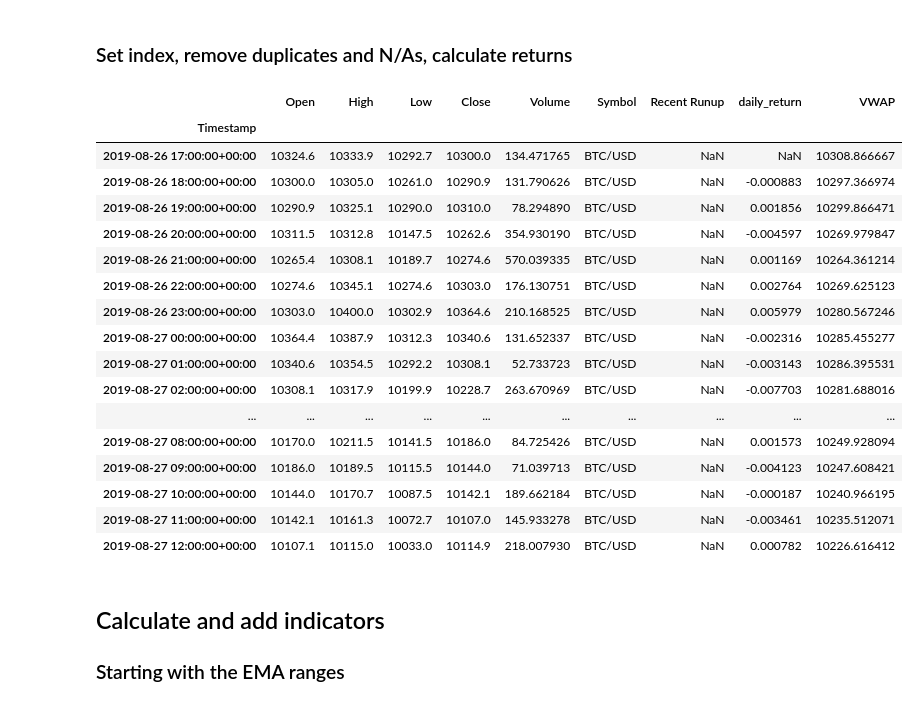
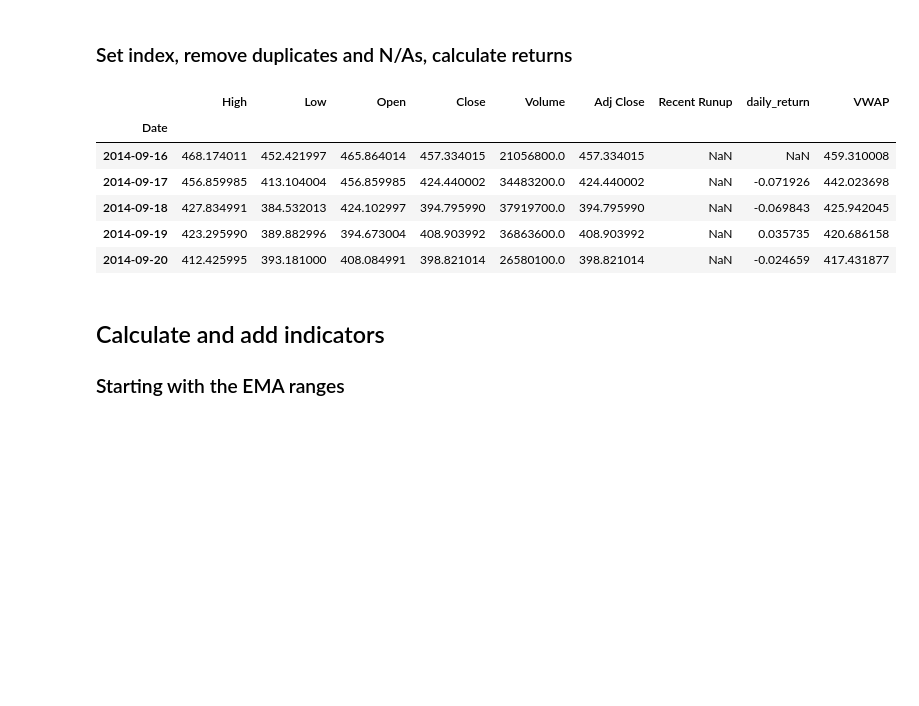
Before and after one commit to aylwarda/algo-tradegator, a Jupyter notebook: Train/algo-tradegotor.ipynb, the cells around one changed output. Drawn from its saved outputs; the diff is of its cells as text; code cells hidden in the pictures; blank space fills up the shorter version.

Commit message:
added some btc data

```diff
--- a/Train/algo-tradegotor.ipynb
+++ b/Train/algo-tradegotor.ipynb
@@ -22,14 +22,26 @@ from pathlib import Path
 
 import warnings
 warnings.filterwarnings('ignore')
+
+#import hvplot
+import hvplot.pandas
+from IPython.display import Markdown
+
+pd.set_option("display.max_rows", 2000)
+pd.set_option("display.max_columns", 2000)
+pd.set_option("display.width", 1000)
 # %% [markdown]
 ### Pandas dataFrame creation
 - Read in CSVs, load in data and build up dataframes
 # %%
-# Set path to CSV and read in CSV
-csv_path = Path('../Resources/kraken_btc_1hr.csv')
+# Set path to CSV
+csv_path = Path('../Resources/btc-usd_2014-2021.csv')
 
+# Fetch BTC and store for use later
+#btc_df = data.DataReader('BTC-USD', start='2008', end='2022', data_source='yahoo')
+#btc_df.to_csv(csv_path)
+
+# Load BTC
 base_df = pd.read_csv(csv_path)
-base_df
-base_df = btc
+base_df.head()
 # %% [output]
@@ -50,41 +55,36 @@ base_df = btc
 ### Set index, remove duplicates and N/As, calculate returns
 # %%
 # Set index
-base_df.set_index(pd.to_datetime(base_df['Timestamp'], infer_datetime_format=True), inplace=True)
-base_df.drop(columns=['Timestamp'], inplace=True)
+base_df.set_index(pd.to_datetime(base_df['Date'], infer_datetime_format=True), inplace=True)
+base_df.drop(columns=['Date'], inplace=True)
 
 # Drop NAs and calculate mean reversion (24 period)
 base_df['Recent Runup'] = base_df['Close'].dropna().pct_change(24)#.shift(1)
 
 # Drop NAs and calculate daily percent return
 base_df['daily_return'] = base_df['Close'].dropna().pct_change()
 base_df.head()
 
-# Drop NAs and calculate VWAP
-#base_df['VOL_cum'] = base_df['Volume'].cumsum()
-#base_df['VWAP_cum'] = (((base_df['High'] + base_df['Low'] + base_df['Close'])/3)*base_df['Volume']).cumsum()
-#base_df['VWAP'] = base_df['VWAP_cum']/base_df['VOL_cum']
-base_df['VWAP'] = ((((base_df['High'] + base_df['Low'] + base_df['Close'])/3)*base_df['Volume']).cumsum())/base_df['Volume'].cumsum()
-base_df.head(20)
+# Drop NAs and calculate VWAP (Volume-Weighted Average Price)
+# VWAP = Cumulative Sum of VWAP divided by Cumulative Sum of Volume
+base_df['VWAP'] = (# VWAP - Cumulative Sum
+                   (((base_df['High'] + base_df['Low'] + base_df['Close'])/3)*base_df['Volume']).cumsum()
+                   # Volume Cumulative Sum
+                   )/base_df['Volume'].cumsum()
+
+# Average True Range
+#base_df['ATR'] =
+
+# Check it out
+base_df.head()
 # %% [output]
-|  | Open | High | Low | Close | Volume | Symbol | Recent Runup | daily_return | VWAP |
-| Timestamp |  |  |  |  |  |  |  |  |  |
-| 2019-08-26 17:00:00+00:00 | 10324.6 | 10333.9 | 10292.7 | 10300.0 | 134.471765 | BTC/USD | NaN | NaN | 10308.866667 |
-| 2019-08-26 18:00:00+00:00 | 10300.0 | 10305.0 | 10261.0 | 10290.9 | 131.790626 | BTC/USD | NaN | -0.000883 | 10297.366974 |
-| 2019-08-26 19:00:00+00:00 | 10290.9 | 10325.1 | 10290.0 | 10310.0 | 78.294890 | BTC/USD | NaN | 0.001856 | 10299.866471 |
-| 2019-08-26 20:00:00+00:00 | 10311.5 | 10312.8 | 10147.5 | 10262.6 | 354.930190 | BTC/USD | NaN | -0.004597 | 10269.979847 |
-| 2019-08-26 21:00:00+00:00 | 10265.4 | 10308.1 | 10189.7 | 10274.6 | 570.039335 | BTC/USD | NaN | 0.001169 | 10264.361214 |
-| 2019-08-26 22:00:00+00:00 | 10274.6 | 10345.1 | 10274.6 | 10303.0 | 176.130751 | BTC/USD | NaN | 0.002764 | 10269.625123 |
-| 2019-08-26 23:00:00+00:00 | 10303.0 | 10400.0 | 10302.9 | 10364.6 | 210.168525 | BTC/USD | NaN | 0.005979 | 10280.567246 |
-| 2019-08-27 00:00:00+00:00 | 10364.4 | 10387.9 | 10312.3 | 10340.6 | 131.652337 | BTC/USD | NaN | -0.002316 | 10285.455277 |
-| 2019-08-27 01:00:00+00:00 | 10340.6 | 10354.5 | 10292.2 | 10308.1 | 52.733723 | BTC/USD | NaN | -0.003143 | 10286.395531 |
-| 2019-08-27 02:00:00+00:00 | 10308.1 | 10317.9 | 10199.9 | 10228.7 | 263.670969 | BTC/USD | NaN | -0.007703 | 10281.688016 |
-| ... | ... | ... | ... | ... | ... | ... | ... | ... | ... |
-| 2019-08-27 08:00:00+00:00 | 10170.0 | 10211.5 | 10141.5 | 10186.0 | 84.725426 | BTC/USD | NaN | 0.001573 | 10249.928094 |
-| 2019-08-27 09:00:00+00:00 | 10186.0 | 10189.5 | 10115.5 | 10144.0 | 71.039713 | BTC/USD | NaN | -0.004123 | 10247.608421 |
-| 2019-08-27 10:00:00+00:00 | 10144.0 | 10170.7 | 10087.5 | 10142.1 | 189.662184 | BTC/USD | NaN | -0.000187 | 10240.966195 |
-| 2019-08-27 11:00:00+00:00 | 10142.1 | 10161.3 | 10072.7 | 10107.0 | 145.933278 | BTC/USD | NaN | -0.003461 | 10235.512071 |
-| 2019-08-27 12:00:00+00:00 | 10107.1 | 10115.0 | 10033.0 | 10114.9 | 218.007930 | BTC/USD | NaN | 0.000782 | 10226.616412 |
+|  | High | Low | Open | Close | Volume | Adj Close | Recent Runup | daily_return | VWAP |
+| Date |  |  |  |  |  |  |  |  |  |
+| 2014-09-16 | 468.174011 | 452.421997 | 465.864014 | 457.334015 | 21056800.0 | 457.334015 | NaN | NaN | 459.310008 |
+| 2014-09-17 | 456.859985 | 413.104004 | 456.859985 | 424.440002 | 34483200.0 | 424.440002 | NaN | -0.071926 | 442.023698 |
+| 2014-09-18 | 427.834991 | 384.532013 | 424.102997 | 394.795990 | 37919700.0 | 394.795990 | NaN | -0.069843 | 425.942045 |
+| 2014-09-19 | 423.295990 | 389.882996 | 394.673004 | 408.903992 | 36863600.0 | 408.903992 | NaN | 0.035735 | 420.686158 |
+| 2014-09-20 | 412.425995 | 393.181000 | 408.084991 | 398.821014 | 26580100.0 | 398.821014 | NaN | -0.024659 | 417.431877 |
 # %% [markdown]
 ## Calculate and add indicators
 ### Starting with the EMA ranges
```
Also changed, not shown: parts of 5 cells of this notebook, 1 other file.
